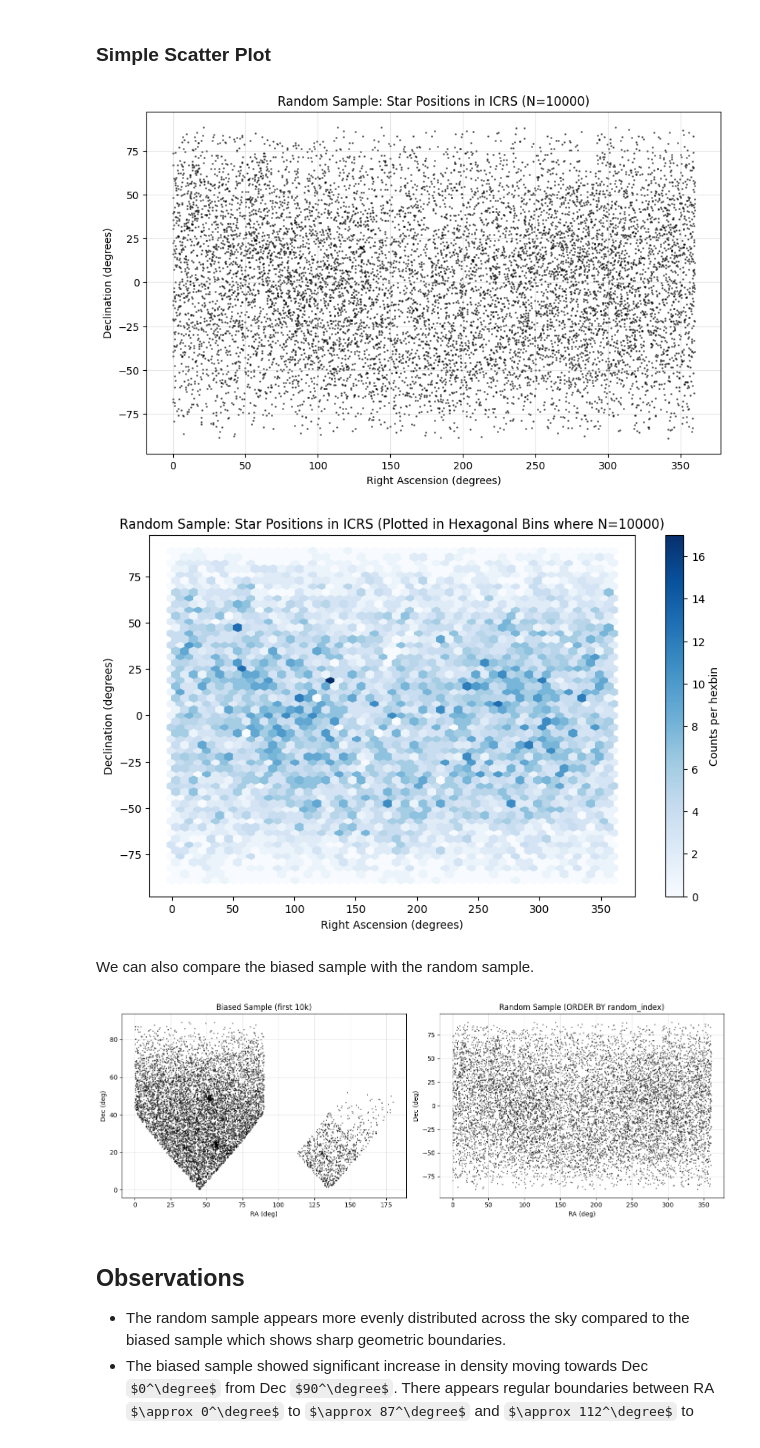
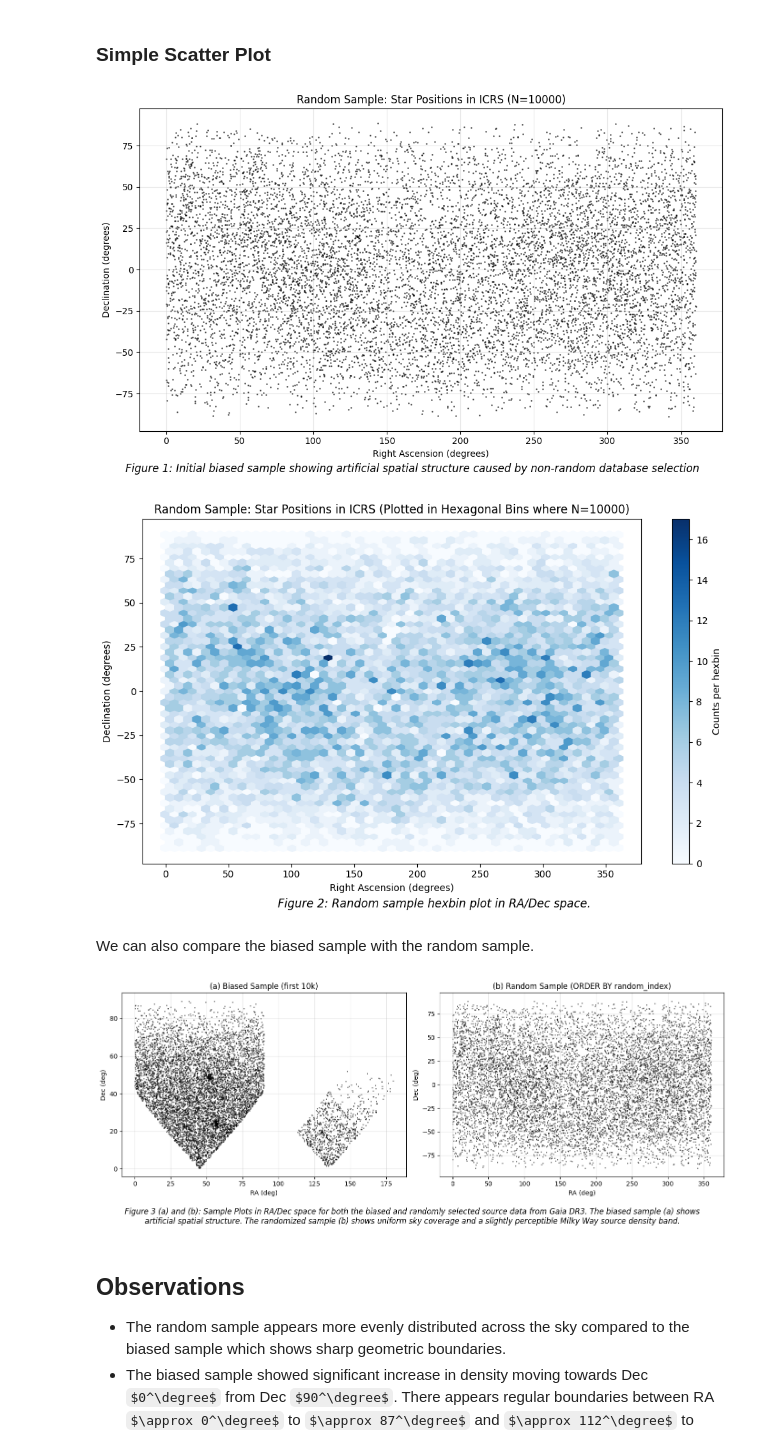
Before and after one commit to ThatDudeJude/stellar_explorer, a Jupyter notebook: notebooks/learning/08_viz_random.ipynb, the cells around one changed output. Saved outputs shown, nothing was run; the diff lists cells and outputs as text; code cells hidden in the pictures; some formulas as TeX source.

Commit message:
Added images

```diff
--- a/notebooks/learning/08_viz_random.ipynb
+++ b/notebooks/learning/08_viz_random.ipynb
@@ -66,9 +66,18 @@ plt.xlabel("Right Ascension (degrees)")
 plt.ylabel("Declination (degrees)")
 plt.title(f"Random Sample: Star Positions in ICRS (N={len(table_random)})")
 plt.grid(True, alpha=0.3)
+
+fig_caption = 'Figure 1: Initial biased sample showing artificial spatial structure caused by non-random database selection'
+wrapper = textwrap.TextWrapper(width=110)
+lines = wrapper.wrap(text=fig_caption)
+fig_caption_wrapped = '\n'.join(lines)
+
+plt.tight_layout()
+plt.figtext(0.5, -0.01, fig_caption_wrapped, ha='center', fontsize=12, style='italic')
+plt.savefig('../../outputs/random_sample_ra_dec_space.png', dpi=300, bbox_inches='tight')
 plt.show()
 # %% [output]
-[figure, old version]
+[figure, new version]
 # %%
 plt.figure(figsize=(10, 6))
 plt.hexbin(ra_random, dec_random, gridsize=50, cmap='Blues')
@@ -76,32 +85,49 @@ plt.colorbar(label='Counts per hexbin')
 plt.xlabel("Right Ascension (degrees)")
 plt.ylabel("Declination (degrees)")
 plt.title(f"Random Sample: Star Positions in ICRS (Plotted in Hexagonal Bins where N={len(table_random)})")
+fig_caption = 'Figure 2: Random sample hexbin plot in RA/Dec space.'
+wrapper = textwrap.TextWrapper(width=150)
+lines = wrapper.wrap(text=fig_caption)
+fig_caption_wrapped = '\n'.join(lines)
+
+plt.tight_layout()
+plt.figtext(0.5, -0.01, fig_caption_wrapped, ha='center', fontsize=12, style='italic')
+plt.savefig('../../outputs/random_sample_hexbin_ra_dec_space.png', dpi=300, bbox_inches='tight')
 plt.show()
 # %% [output]
-[figure, old version]
+[figure, new version]
 # %% [markdown]
 We can also compare the biased sample with the random sample.
 # %%
 ra_biased, dec_biased = table_biased['ra'], table_biased['dec']
 # %%
+import textwrap
+
 fig, (ax1, ax2) = plt.subplots(1, 2, figsize=(14, 5))
 
 ax1.scatter(ra_biased, dec_biased, s=1, alpha=0.5, color='black')
-ax1.set_title('Biased Sample (first 10k)')
+ax1.set_title('(a) Biased Sample (first 10k)')
 ax1.set_xlabel('RA (deg)')
 ax1.set_ylabel('Dec (deg)')
 ax1.grid(True, alpha=0.3)
 
 ax2.scatter(ra_random, dec_random, s=1, alpha=0.5, color='black')
-ax2.set_title('Random Sample (ORDER BY random_index)')
+ax2.set_title('(b) Random Sample (ORDER BY random_index)')
 ax2.set_xlabel('RA (deg)')
 ax2.set_ylabel('Dec (deg)')
 ax2.grid(True, alpha=0.3)
 
+fig_caption = 'Figure 3 (a) and (b): Sample Plots in RA/Dec space for both the biased and randomly selected source data from Gaia DR3. The biased sample (a) shows artificial spatial structure. The randomized sample (b) shows uniform sky coverage and a slightly perceptible Milky Way source density band.'
+wrapper = textwrap.TextWrapper(width=150)
+lines = wrapper.wrap(text=fig_caption)
+fig_caption_wrapped = '\n'.join(lines)
+
 plt.tight_layout()
+plt.figtext(0.5, -0.09, fig_caption_wrapped, ha='center', fontsize=12, style='italic')
+plt.savefig('../../outputs/biased_and_random_samples.png', dpi=300, bbox_inches='tight')
 plt.show()
 # %% [output]
-[figure, old version]
+[figure, new version]
 # %% [markdown]
 ## Observations
 - The random sample appears more evenly distributed across the sky compared to the biased sample which shows sharp geometric boundaries.
```
Also changed, not shown: 9 other files.
